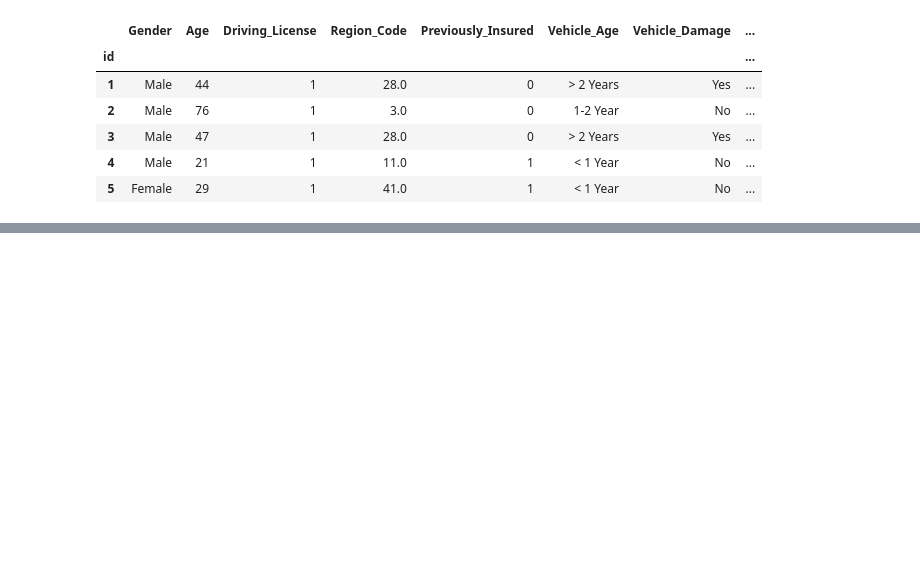
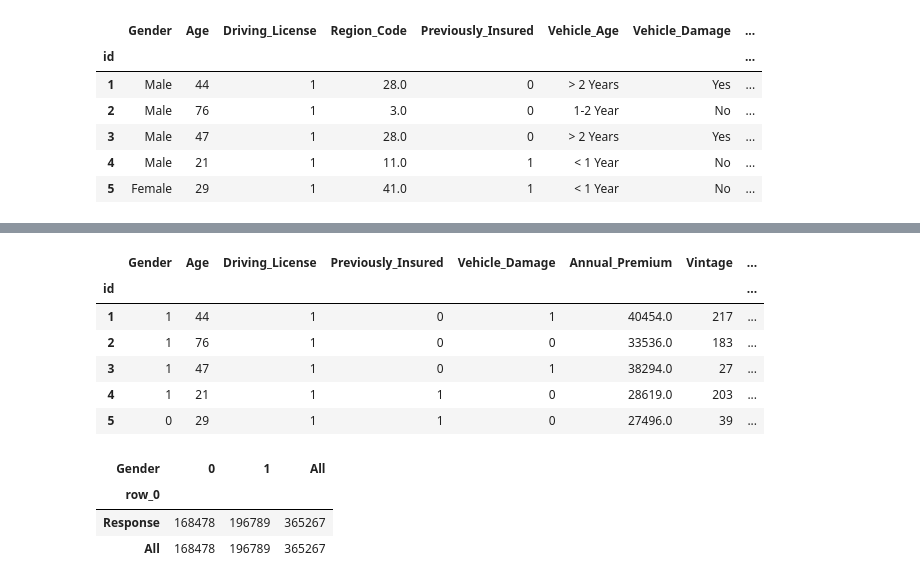
Before and after one commit to me-smishra27/HEALTH-INSURANCE-CROSS-SELL-PREDICTION, a Jupyter notebook: HEALTH_INSURANCE_CROSS_SELL_PREDICTION.ipynb, the cells around one changed output, grey strips where cells are left out. Cells and saved outputs as stored; diff of their text form; code cells hidden in the pictures; blank space fills up the shorter version.

```diff
--- a/HEALTH_INSURANCE_CROSS_SELL_PREDICTION.ipynb
+++ b/HEALTH_INSURANCE_CROSS_SELL_PREDICTION.ipynb
@@ -319,0 +71,5 @@ X.head()
+# %%
+from sklearn.preprocessing import LabelEncoder
+le = LabelEncoder()
+working_data['Gender'] = le.fit_transform(working_data['Gender'])
+working_data['Vehicle_Damage'] = le.fit_transform(working_data['Vehicle_Damage'])
@@ -319,0 +94,10 @@ X.head()
+# %%
+working_data.head()
+# %% [output]
+|  | Gender | Age | Driving_License | Previously_Insured | Vehicle_Damage | Annual_Premium | Vintage | ... |
+| id |  |  |  |  |  |  |  | ... |
+| 1 | 1 | 44 | 1 | 0 | 1 | 40454.0 | 217 | ... |
+| 2 | 1 | 76 | 1 | 0 | 0 | 33536.0 | 183 | ... |
+| 3 | 1 | 47 | 1 | 0 | 1 | 38294.0 | 27 | ... |
+| 4 | 1 | 21 | 1 | 1 | 0 | 28619.0 | 203 | ... |
+| 5 | 0 | 29 | 1 | 1 | 0 | 27496.0 | 39 | ... |
@@ -319,0 +106,7 @@ X.head()
+# %%
+pd.crosstab(['Response'], working_data['Gender'], margins = True)
+# %% [output]
+| Gender | 0 | 1 | All |
+| row_0 |  |  |  |
+| Response | 168478 | 196789 | 365267 |
+| All | 168478 | 196789 | 365267 |
```
Also changed, not shown: parts of 78 cells of this notebook.
